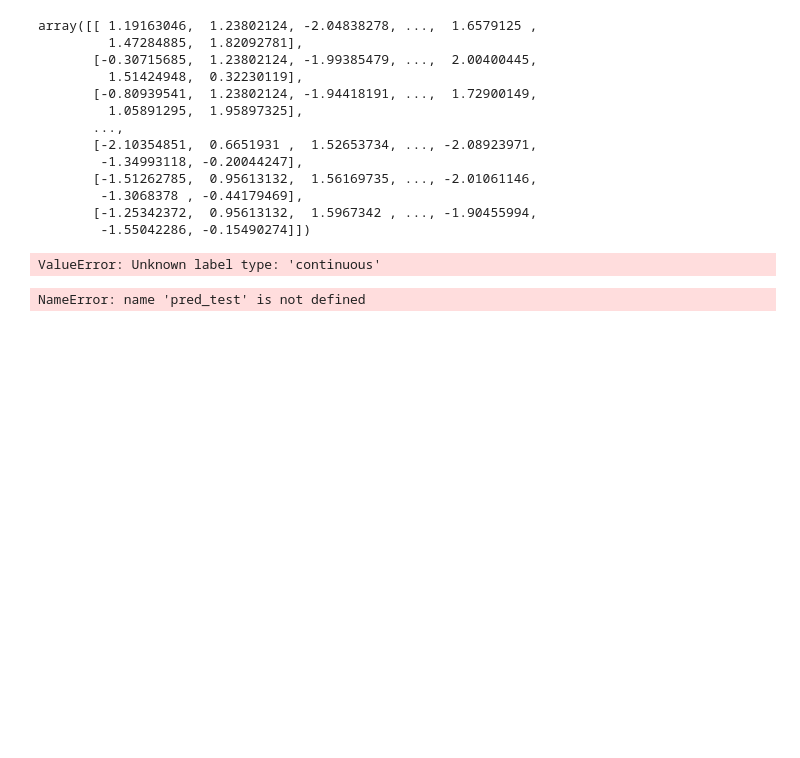
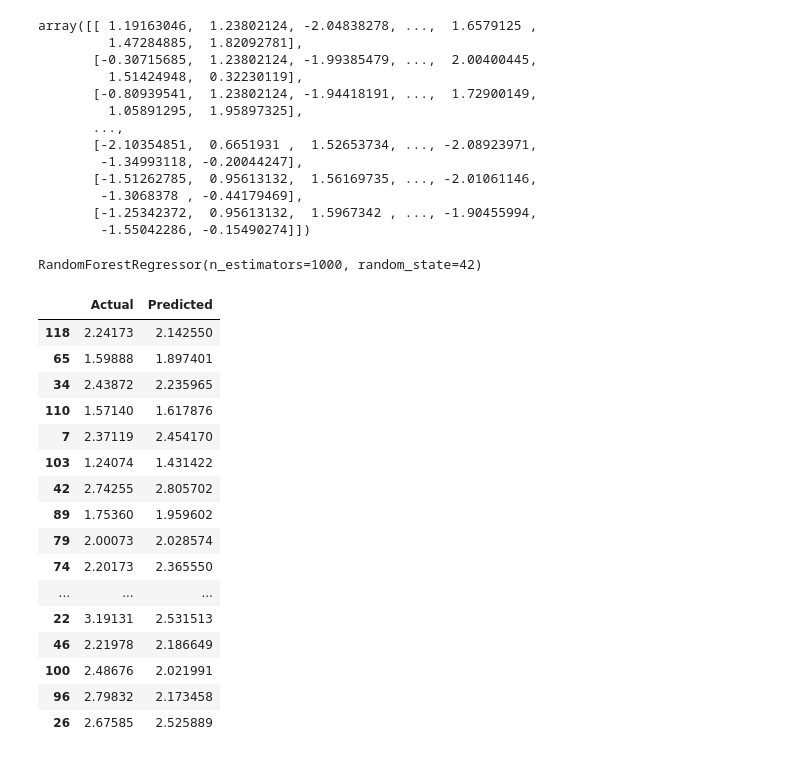
Before and after one commit to GaraHimabindu/datatrained, a Jupyter notebook: world happiness project.ipynb, the cells around one changed output. Cells and saved outputs as stored; diff of their text form; code cells hidden in the pictures; blank space fills up the shorter version.

```diff
--- a/world happiness project.ipynb
+++ b/world happiness project.ipynb
@@ -531,14 +528 @@ from sklearn.metrics import accuracy_score
-# %%
-for i in range(0,1000):
-    x_train,x_test,y_train,y_test=train_test_split(x,y,random_state=i,test_size=0.20)
-    lr.fit(x_train,y_train)
-    pred_train=lr.predict(x_train)
-    pred_test=lr.predict(x_test)
-    if round(accuracy_score(y_train,pred_train)*100,1)!=round(accuracy_score(y_test,pred_test)*100,1):
-        print("At random state",i,"The model performs well")
-        print("At random_state:",i)
-        print("Training accuracy_score is:", accuracy_score(y_train,pred_train)*100)
-        print("Testing accuracy_score is:", accuracy_score(y_test,pred_test)*100)
-# %% [output]
-ValueError: Unknown label type: 'continuous'
 # %%
@@ -546,5 +530,6 @@ x_train,x_test,y_train,y_test=train_test_split(x,y,test_size=.20,random_state=98
-# %%
-from sklearn.metrics import classification_report
-print(classification_report(y_test,pred_test))
-# %% [output]
-NameError: name 'pred_test' is not defined
+# %%
+from sklearn.ensemble import RandomForestRegressor
+regressor=RandomForestRegressor(n_estimators= 1000,random_state=42)
+regressor.fit(x_train, y_train)
+# %% [output]
+RandomForestRegressor(n_estimators=1000, random_state=42)
@@ -550,0 +538,21 @@ NameError: name 'pred_test' is not defined
+# %%
+df=pd.DataFrame({'Actual':y_test, 'Predicted':y_pred})
+df
+# %% [output]
+|  | Actual | Predicted |
+| 118 | 2.24173 | 2.142550 |
+| 65 | 1.59888 | 1.897401 |
+| 34 | 2.43872 | 2.235965 |
+| 110 | 1.57140 | 1.617876 |
+| 7 | 2.37119 | 2.454170 |
+| 103 | 1.24074 | 1.431422 |
+| 42 | 2.74255 | 2.805702 |
+| 89 | 1.75360 | 1.959602 |
+| 79 | 2.00073 | 2.028574 |
+| 74 | 2.20173 | 2.365550 |
+| ... | ... | ... |
+| 22 | 3.19131 | 2.531513 |
+| 46 | 2.21978 | 2.186649 |
+| 100 | 2.48676 | 2.021991 |
+| 96 | 2.79832 | 2.173458 |
+| 26 | 2.67585 | 2.525889 |
```
Also changed, not shown: parts of 15 cells of this notebook.
